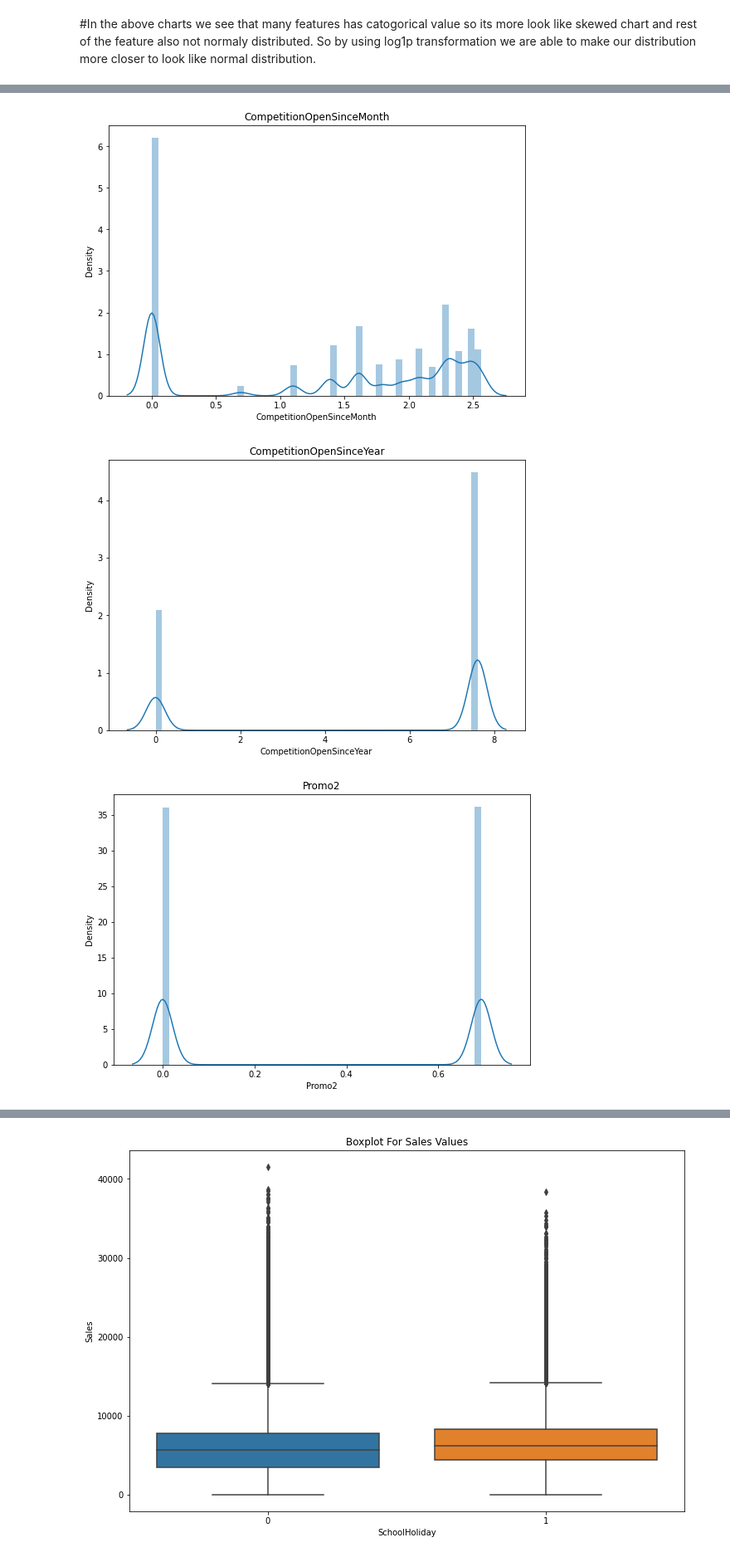
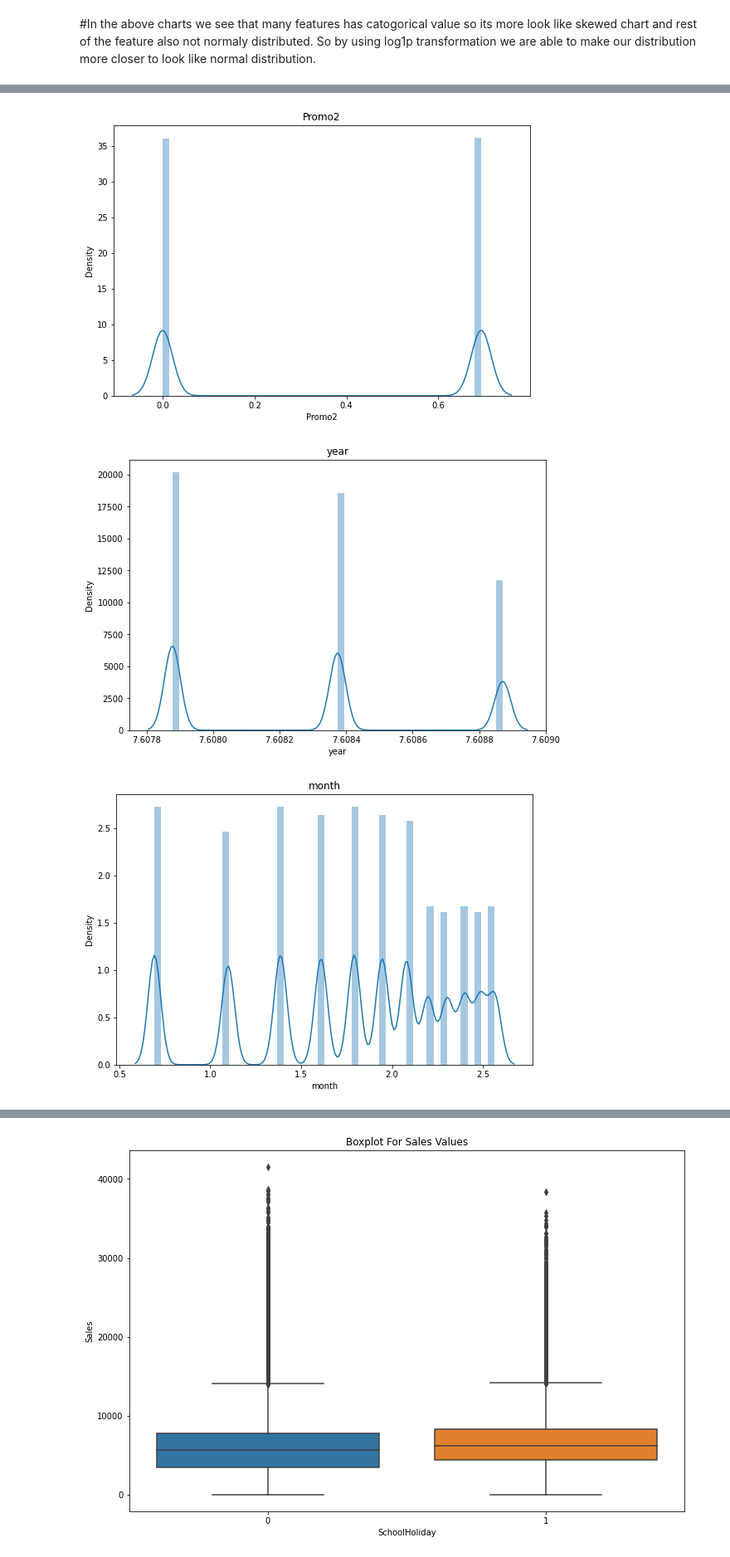
Before and after one commit to Lovejeet-Singh-31/Retail-Sales-Prediction, a Jupyter notebook: Rossmann_Sales_Prediction_Capstone_Project.ipynb, the cells around one changed output, grey strips where cells are left out. Shown at 83% size. Saved outputs shown, nothing was run; the diff lists cells and outputs as text; code cells hidden in the pictures.

```diff
--- a/Rossmann_Sales_Prediction_Capstone_Project.ipynb
+++ b/Rossmann_Sales_Prediction_Capstone_Project.ipynb
@@ -190,3 +182,7 @@ so we observe from dataset that where the Promo2 has value equals to zero there
+# %%
+# remove features
+store_df = store_df.drop(['CompetitionOpenSinceMonth', 'CompetitionOpenSinceYear','Promo2SinceWeek',
+                     'Promo2SinceYear', 'PromoInterval'], axis=1)
 # %% [markdown]
 ##Firstly we looking to treat null values in cometiondistance column by checking its distribution.
 # %%
@@ -206,21 +200,3 @@ store_df['CompetitionDistance'].fillna(store_df['CompetitionDistance'].median(),
-# %%
-## code for replacing Nan values with 0.
-
-
-## Replacing Nan values with 0 in CompetitionOpenSinceMonth
-store_df['CompetitionOpenSinceMonth'] = store_df['CompetitionOpenSinceMonth'].fillna(0)
-
-## Replacing Nan values with 0 in CompetitionOpenSinceYear
-store_df['CompetitionOpenSinceYear'] = store_df['CompetitionOpenSinceYear'].fillna(0)
-
-## Replacing Nan values with 0 in Promo2SinceWeek
-store_df['Promo2SinceWeek'] = store_df['Promo2SinceWeek'].fillna(0)
-
-## Replacing Nan values with 0 in Promo2SinceYear
-store_df['Promo2SinceYear'] = store_df['Promo2SinceYear'].fillna(0)
-
-## Replacing Nan values with 0 in PromoInterval
-store_df['PromoInterval'] = store_df['PromoInterval'].fillna(0)
 # %% [markdown]
 #Now checking the Null values
 # %%
@@ -555,5 +535,0 @@ ax.set(title='Sales acording to Month ')
-# %%
-#anlysis of data by vizualisation
-fig,ax=plt.subplots(figsize=(15,8))
-sns.barplot(data=final_df,x='PromoInterval',y='Sales',ax=ax,capsize=.2)
-ax.set(title='Sales acording to Month ')
@@ -589,7 +564,7 @@ numeric_features
 #printing displots to analyze the distribution of all numerical features
 # plot a bar plot for each numerical feature count (except store)
 
-for col in numeric_features[1:]:
+for col in numeric_features[1:-3]:
     fig = plt.figure(figsize=(9, 6))
     ax = fig.gca()
     feature = final_df[col]
@@ -615,25 +590,26 @@ plt.show()
 # %%
 #printing displots to analyze the distribution of all numerical features
 
 # plot a bar plot for each numerical feature count (except store) with  log1p tranformation.
 
-for col in numeric_features[1:]:
+for col in numeric_features[1:-3]:
     fig = plt.figure(figsize=(9, 6))
     ax = fig.gca()
     feature = np.log1p(final_df[col])
-    sns.distplot(feature,ax = ax)
+    sns.distplot(feature)
     ax.set_title(col)
+
 plt.show()
 # %% [output]
 [figure]
 [figure]
 [figure]
 [figure]
 [figure]
 [figure]
 [figure]
 [figure]
 [figure]
-[figure, old version]
+[figure, new version]
-[figure, old version]
+[figure, new version]
-[figure, old version]
+[figure, new version]
```
Also changed, not shown: parts of 143 cells of this notebook.
